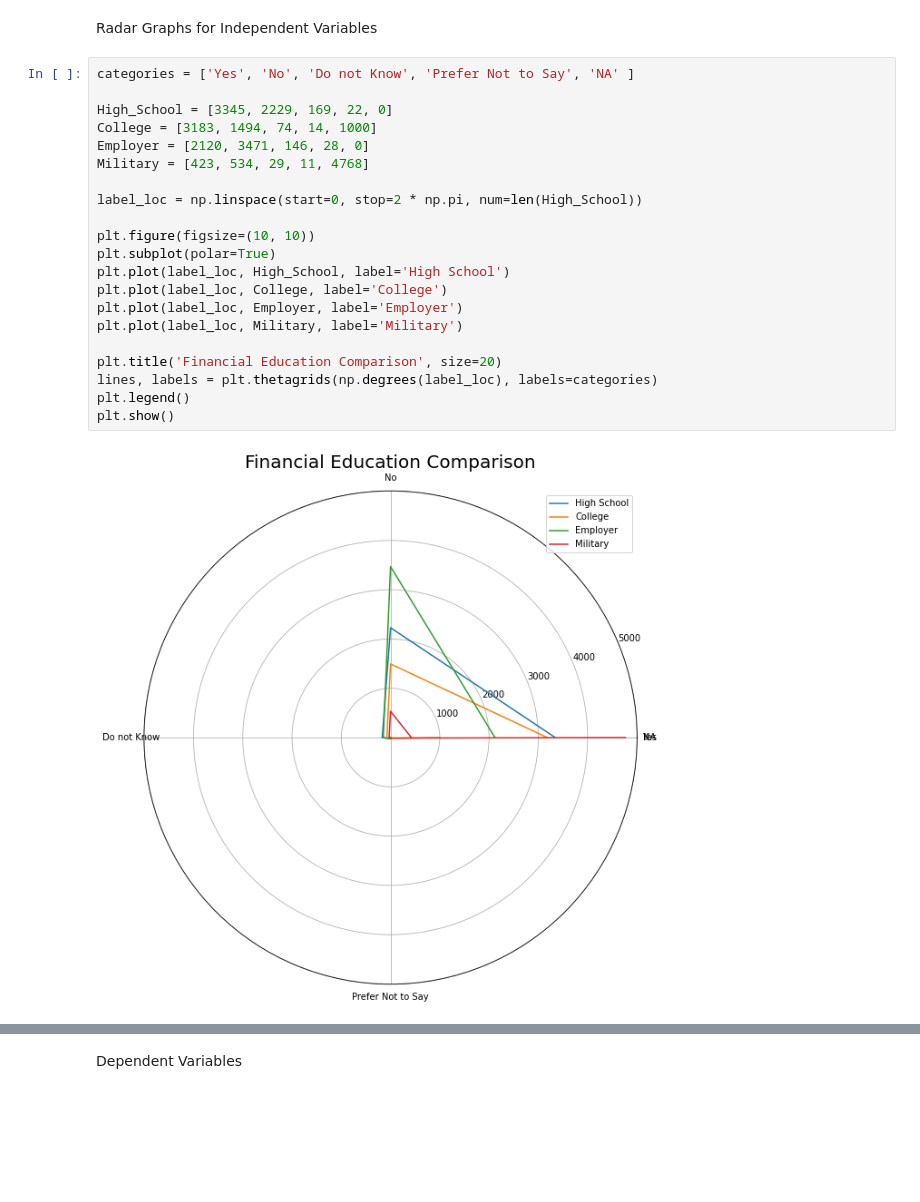
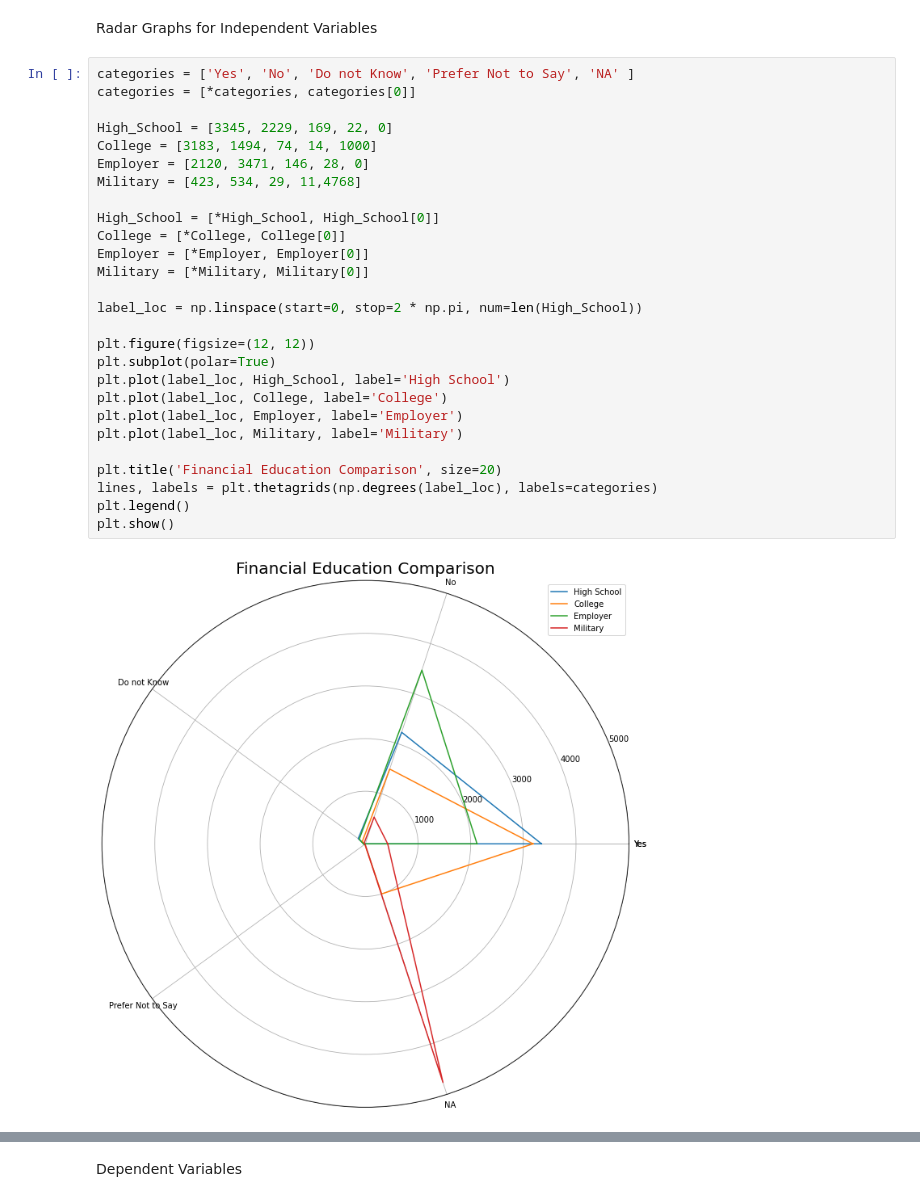
Before and after one commit to williamreid2020/4301, a Jupyter notebook: NCFS.ipynb, the cells around one changed output, grey strips where cells are left out. Drawn from its saved outputs; the diff is of its cells as text; blank space fills up the shorter version.

```diff
--- a/NCFS.ipynb
+++ b/NCFS.ipynb
@@ -186,24 +186,30 @@ DF2.describe(include='all')
 Radar Graphs for Independent Variables
 # %%
 categories = ['Yes', 'No', 'Do not Know', 'Prefer Not to Say', 'NA' ]
+categories = [*categories, categories[0]]
 
 High_School = [3345, 2229, 169, 22, 0]
 College = [3183, 1494, 74, 14, 1000]
 Employer = [2120, 3471, 146, 28, 0]
-Military = [423, 534, 29, 11, 4768]
+Military = [423, 534, 29, 11,4768]
+
+High_School = [*High_School, High_School[0]]
+College = [*College, College[0]]
+Employer = [*Employer, Employer[0]]
+Military = [*Military, Military[0]]
 
 label_loc = np.linspace(start=0, stop=2 * np.pi, num=len(High_School))
 
-plt.figure(figsize=(10, 10))
+plt.figure(figsize=(12, 12))
 plt.subplot(polar=True)
 plt.plot(label_loc, High_School, label='High School')
 plt.plot(label_loc, College, label='College')
 plt.plot(label_loc, Employer, label='Employer')
 plt.plot(label_loc, Military, label='Military')
 
 plt.title('Financial Education Comparison', size=20)
 lines, labels = plt.thetagrids(np.degrees(label_loc), labels=categories)
 plt.legend()
 plt.show()
 # %% [output]
-[figure, old version]
+[figure, new version]
```
Also changed, not shown: parts of 4 cells of this notebook.
